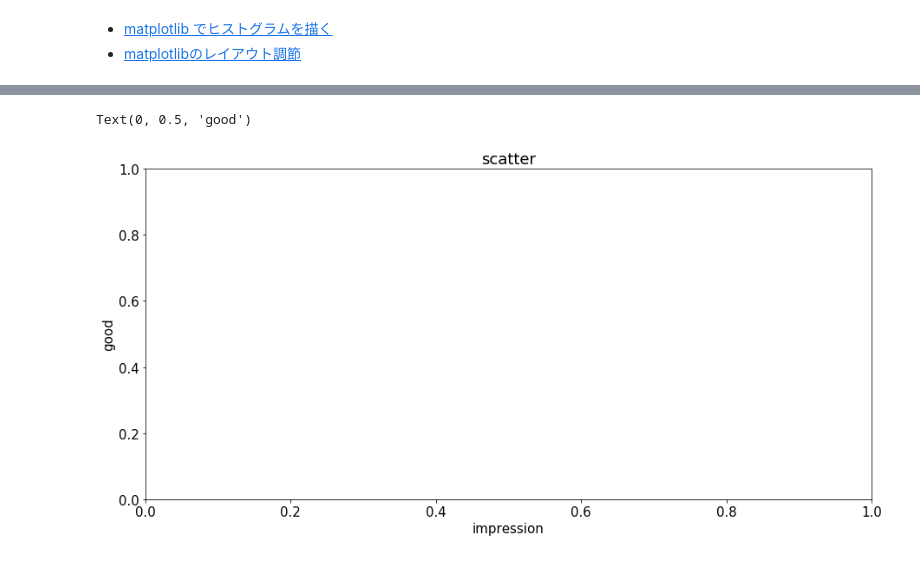
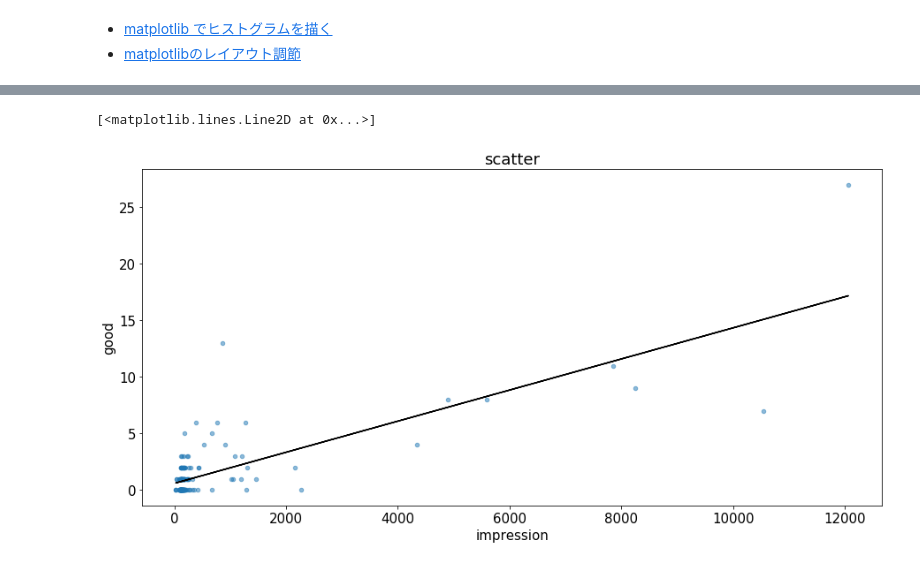
Before and after one commit to hikarut/Data-Science, a Jupyter notebook: notebooks/twitter/analytics.ipynb, the cells around one changed output, grey strips where cells are left out. Drawn from its saved outputs; the diff is of its cells as text; code cells hidden in the pictures.

```diff
--- a/notebooks/twitter/analytics.ipynb
+++ b/notebooks/twitter/analytics.ipynb
@@ -150,12 +194,12 @@ result = sm_model.fit(disp=0)
 # %%
 # 回帰直線
 plt.rcParams["figure.figsize"] = [15,7] # 図の縦横のサイズ([横(inch),縦(inch)])
 plt.rcParams["font.size"] = 15 # フォントサイズ デフォルト12
 plt.title("scatter")
 plt.xlabel("impression")
 plt.ylabel("good")
-# plt.scatter(impression, good, s=20, alpha=0.5)
-# plt.plot(impression.values, model.predict(impression.values), color='black')
+plt.scatter(impression, good, s=20, alpha=0.5)
+plt.plot(impression.values, model.predict(impression.values), color='black')
 # %% [output]
-Text(0, 0.5, 'good')
+[<matplotlib.lines.Line2D at 0x...>]
-[figure, old version]
+[figure, new version]
```
Also changed, not shown: parts of 7 cells of this notebook, 2 other files.
